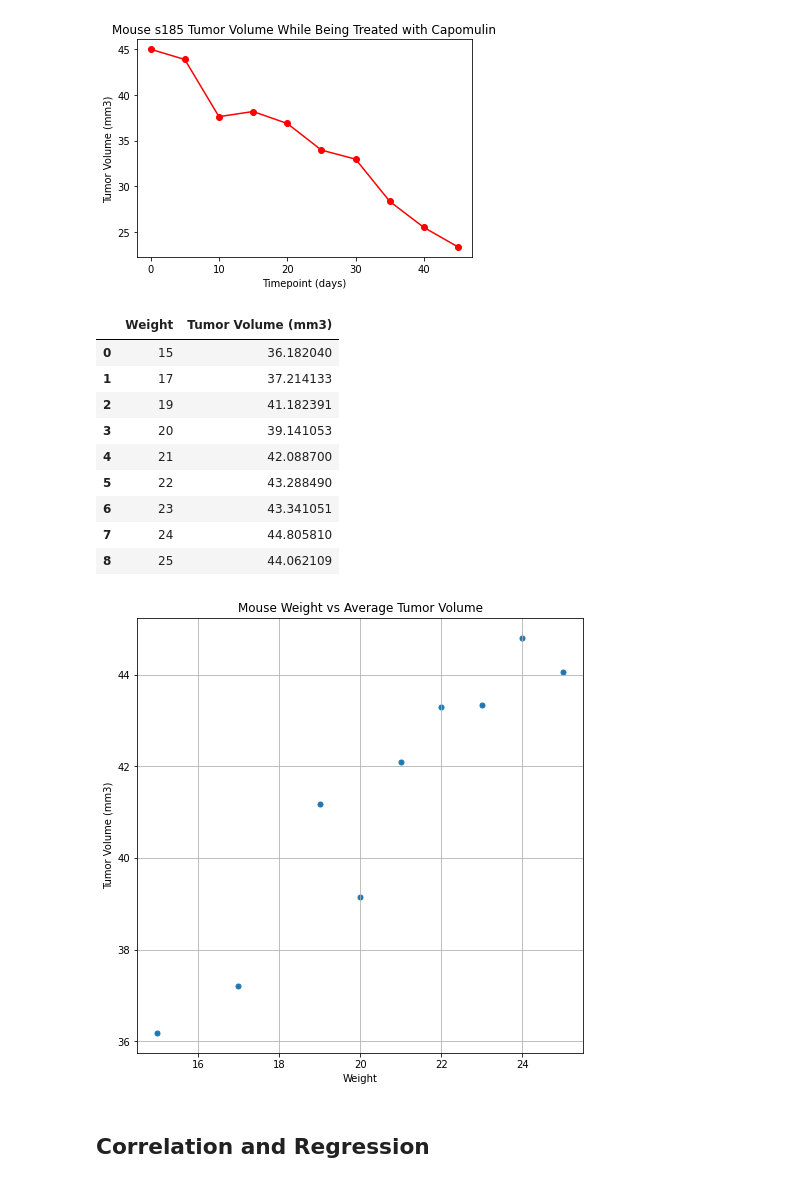
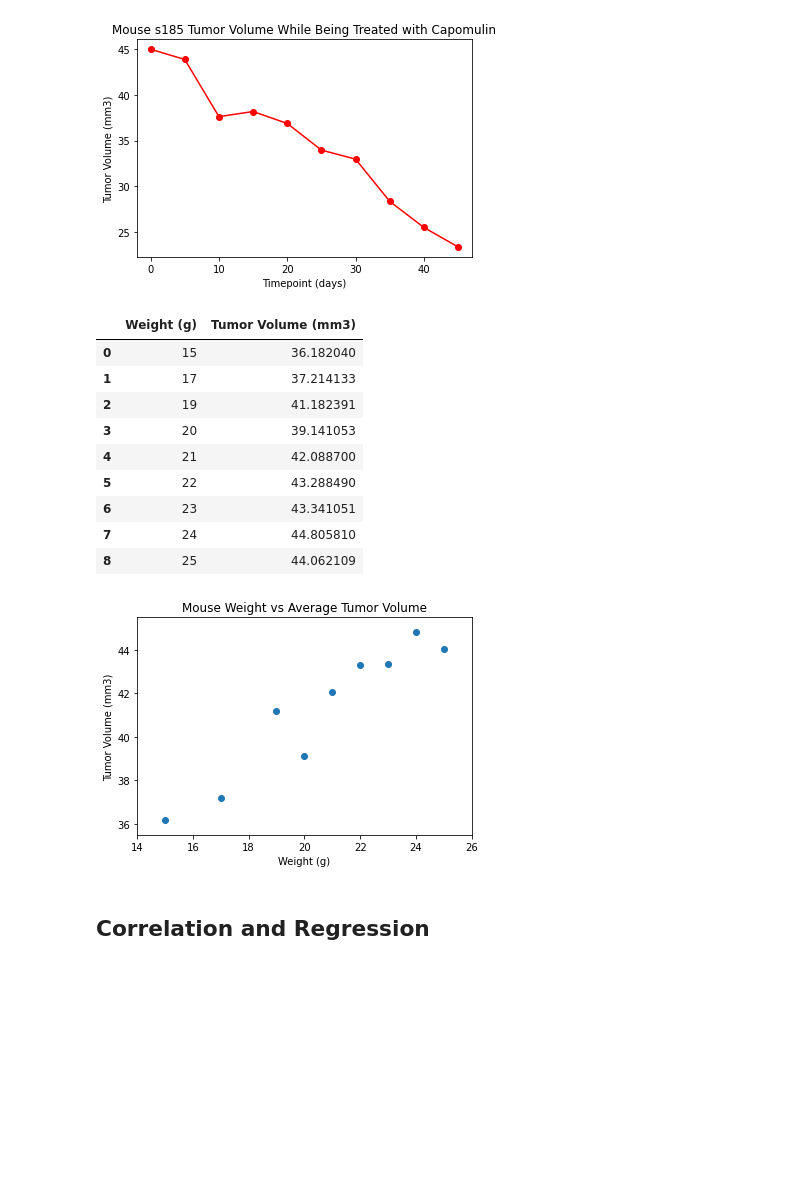
Before and after one commit to potterc22/MatPlotLib-Challenge, a Jupyter notebook: pymaceuticals_starter.ipynb, the cells around one changed output. Cells and saved outputs as stored; diff of their text form; code cells hidden in the pictures; blank space fills up the shorter version.

```diff
--- a/pymaceuticals_starter.ipynb
+++ b/pymaceuticals_starter.ipynb
@@ -338,16 +339,16 @@ plt.show()
 # Generate a scatter plot of mouse weight versus average tumor volume for the Capomulin regimen
 # Remove all columns but weight and tumor volume from Capomulin data
 weight_vs_vol_data = Capomulin[['Weight (g)', 'Tumor Volume (mm3)']]
-weight_vs_vol_data = weight_vs_vol_data.rename(columns={'Weight (g)': 'Weight'})
+
 # group by weight
-weights = weight_vs_vol_data.groupby('Weight')
+weights = weight_vs_vol_data.groupby('Weight (g)')
 # calculate the average tumor volume for each weight
 scatter_data = pd.DataFrame(weights['Tumor Volume (mm3)'].mean())
 # reset the index to allow me to use the weight column for the graph
 scatter_data = scatter_data.reset_index()
 scatter_data
 # %% [output]
-|  | Weight | Tumor Volume (mm3) |
+|  | Weight (g) | Tumor Volume (mm3) |
 | 0 | 15 | 36.182040 |
 | 1 | 17 | 37.214133 |
 | 2 | 19 | 41.182391 |
@@ -359,10 +360,17 @@ scatter_data
 | 8 | 25 | 44.062109 |
 # %%
 # Generate a scatter plot of mouse weight versus average tumor volume for the Capomulin regimen
-scatter_data.plot(kind='scatter', x='Weight', y='Tumor Volume (mm3)', grid=True, figsize=(8,8), s=25, title='Mouse Weight vs Average Tumor Volume')
+mouse_weight = scatter_data.iloc[:, 0]
+mouse_tumor = scatter_data.iloc[:, 1]
+plt.scatter(mouse_weight,mouse_tumor)
+plt.xlabel('Weight (g)')
+plt.ylabel('Tumor Volume (mm3)')
+plt.title('Mouse Weight vs Average Tumor Volume')
+plt.xlim(14,26)
+plt.ylim(35.5, 45.5)
 plt.show()
 # %% [output]
-[figure, old version]
+[figure, new version]
 # %% [markdown]
 ## Correlation and Regression
 # %%
```
Also changed, not shown: parts of 7 cells of this notebook.
